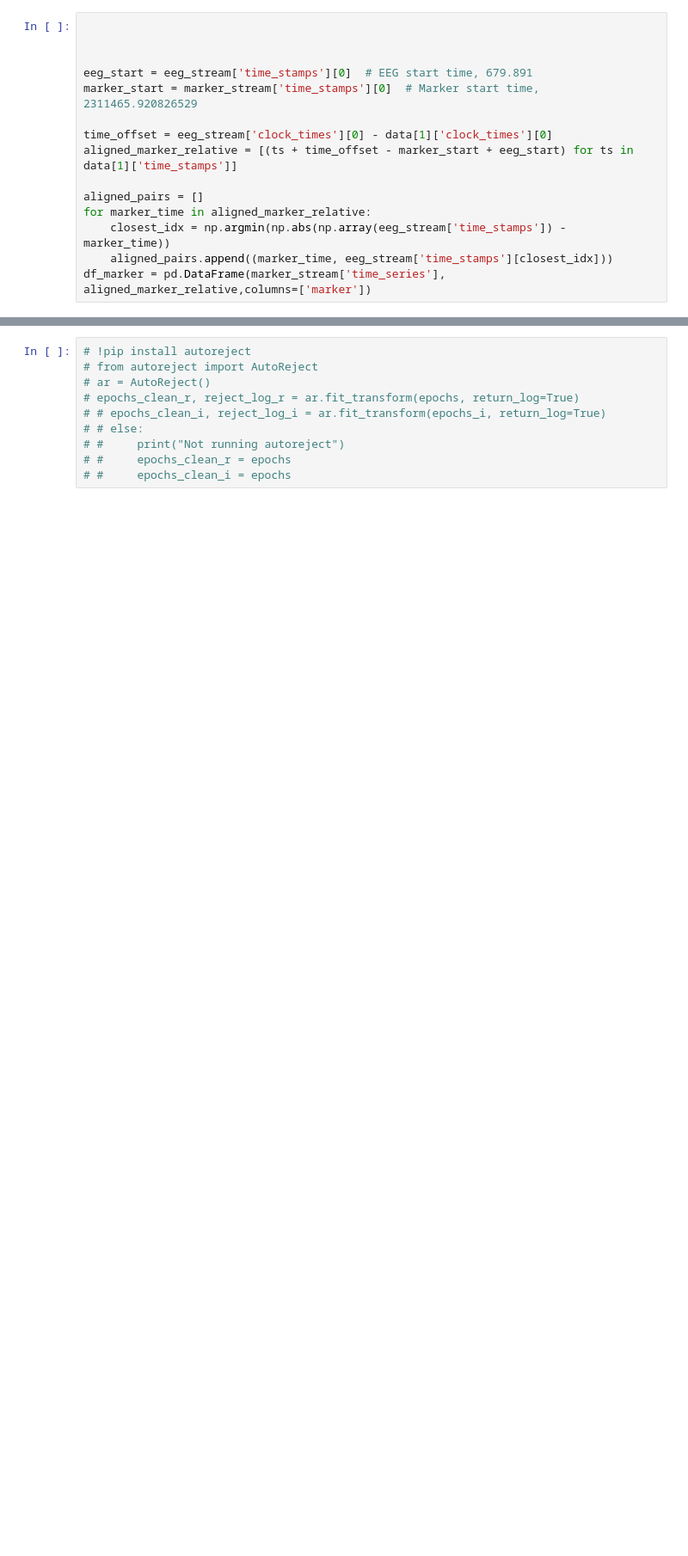
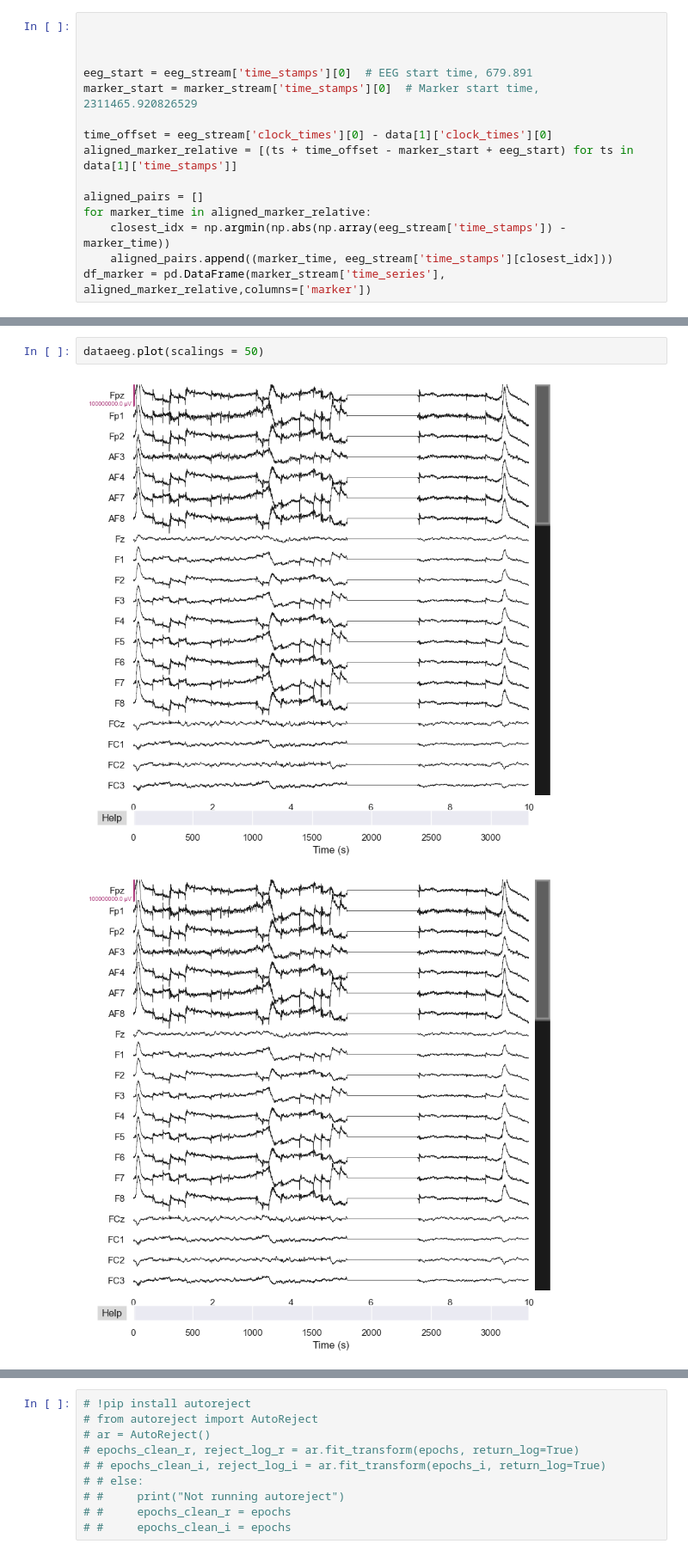
Before and after one commit to Constanzesa/Speech_EEG, a Jupyter notebook: Preprocessing/test.ipynb, the cells around one changed output, grey strips where cells are left out. Shown at 86% size. Drawn from its saved outputs; the diff is of its cells as text; blank space fills up the shorter version.

```diff
--- a/Preprocessing/test.ipynb
+++ b/Preprocessing/test.ipynb
@@ -510,0 +650,5 @@ Metadata shape: (461, 3)
+# %%
+dataeeg.plot(scalings = 50)
+# %% [output]
+[figure, added]
+[figure, added]
```
Also changed, not shown: parts of 28 cells of this notebook, 8 other files.
